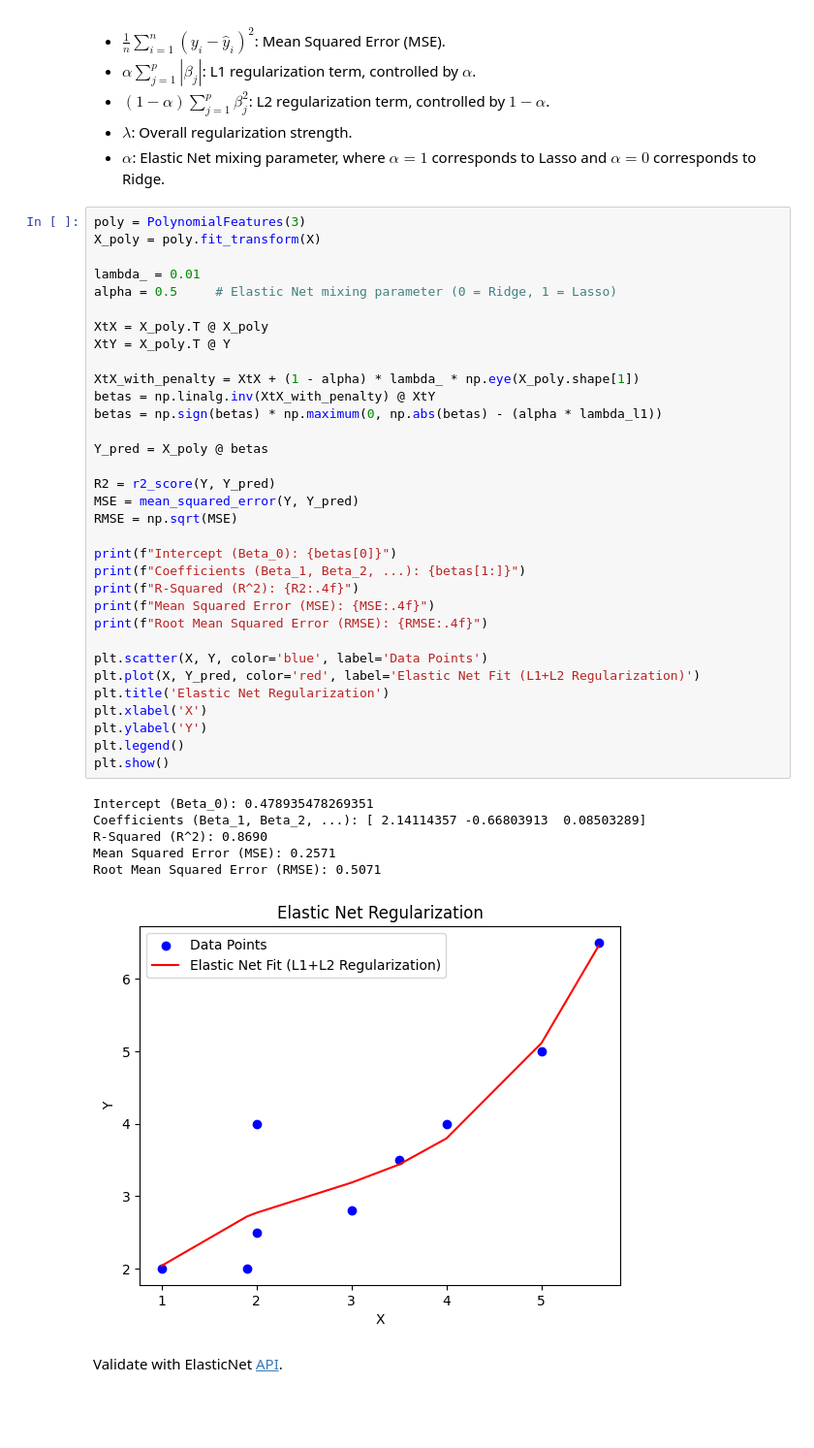
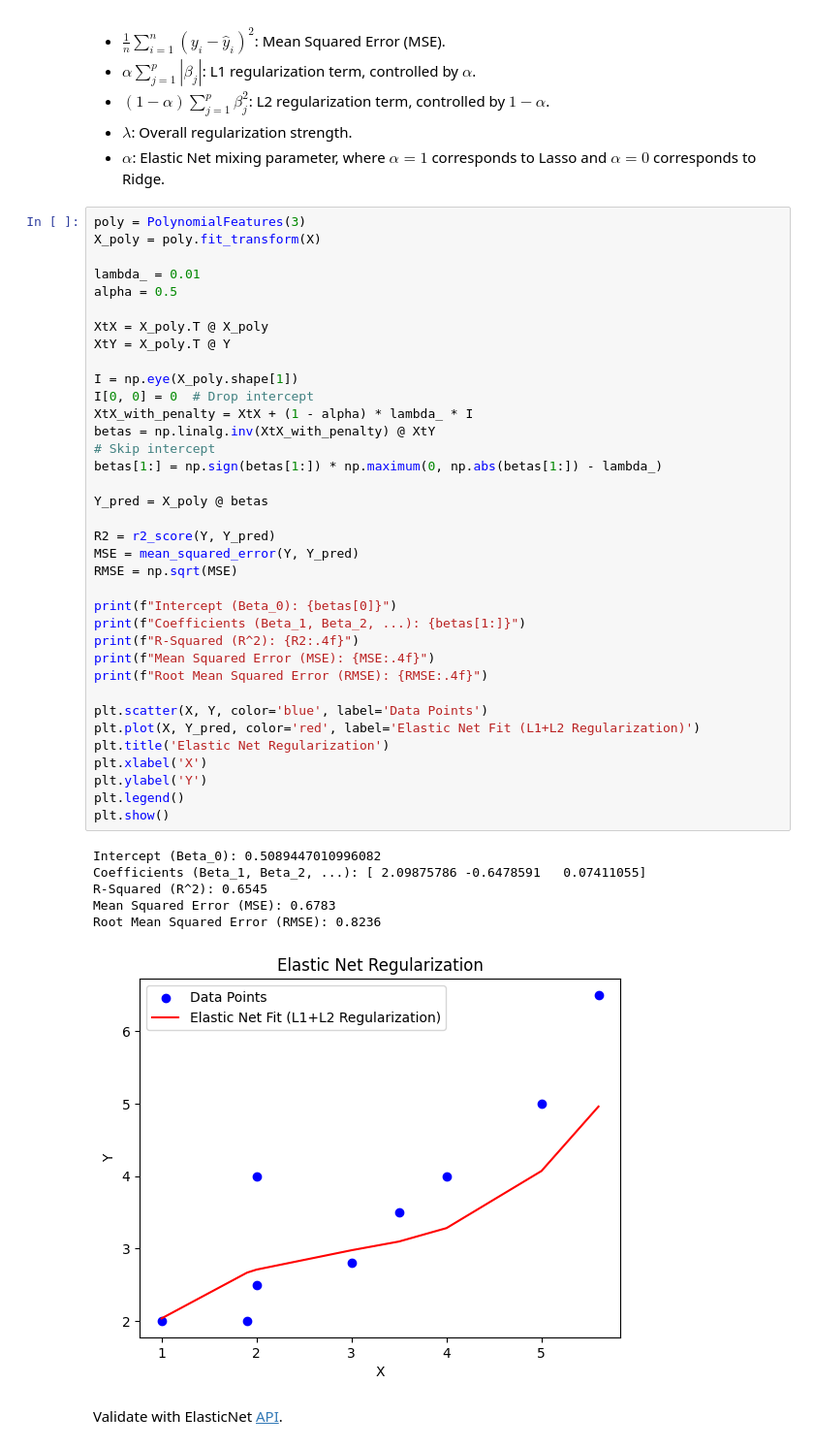
Before and after one commit to adamd1985/Lectures_On_MLAI, a Jupyter notebook: 4_1_Linear_Regression.ipynb, the cells around one changed output. Shown: that part at 97% size. Saved outputs shown, nothing was run; the diff lists cells and outputs as text; blank space fills up the shorter version.

```diff
--- a/4_1_Linear_Regression.ipynb
+++ b/4_1_Linear_Regression.ipynb
@@ -698,42 +701,45 @@ Where:
 poly = PolynomialFeatures(3)
 X_poly = poly.fit_transform(X)
 
 lambda_ = 0.01
-alpha = 0.5     # Elastic Net mixing parameter (0 = Ridge, 1 = Lasso)
+alpha = 0.5
 
 XtX = X_poly.T @ X_poly
 XtY = X_poly.T @ Y
 
-XtX_with_penalty = XtX + (1 - alpha) * lambda_ * np.eye(X_poly.shape[1])
+I = np.eye(X_poly.shape[1])
+I[0, 0] = 0  # Drop intercept
+XtX_with_penalty = XtX + (1 - alpha) * lambda_ * I
 betas = np.linalg.inv(XtX_with_penalty) @ XtY
-betas = np.sign(betas) * np.maximum(0, np.abs(betas) - (alpha * lambda_l1))
+# Skip intercept
+betas[1:] = np.sign(betas[1:]) * np.maximum(0, np.abs(betas[1:]) - lambda_)
 
 Y_pred = X_poly @ betas
 
 R2 = r2_score(Y, Y_pred)
 MSE = mean_squared_error(Y, Y_pred)
 RMSE = np.sqrt(MSE)
 
 print(f"Intercept (Beta_0): {betas[0]}")
 print(f"Coefficients (Beta_1, Beta_2, ...): {betas[1:]}")
 print(f"R-Squared (R^2): {R2:.4f}")
 print(f"Mean Squared Error (MSE): {MSE:.4f}")
 print(f"Root Mean Squared Error (RMSE): {RMSE:.4f}")
 
 plt.scatter(X, Y, color='blue', label='Data Points')
 plt.plot(X, Y_pred, color='red', label='Elastic Net Fit (L1+L2 Regularization)')
 plt.title('Elastic Net Regularization')
 plt.xlabel('X')
 plt.ylabel('Y')
 plt.legend()
 plt.show()
 # %% [output]
-Intercept (Beta_0): 0.478935478269351
-Coefficients (Beta_1, Beta_2, ...): [ 2.14114357 -0.66803913  0.08503289]
-R-Squared (R^2): 0.8690
-Mean Squared Error (MSE): 0.2571
-Root Mean Squared Error (RMSE): 0.5071
+Intercept (Beta_0): 0.5089447010996082
+Coefficients (Beta_1, Beta_2, ...): [ 2.09875786 -0.6478591   0.07411055]
+R-Squared (R^2): 0.6545
+Mean Squared Error (MSE): 0.6783
+Root Mean Squared Error (RMSE): 0.8236
-[figure, old version]
+[figure, new version]
 # %% [markdown]
 Validate with ElasticNet [API](https://scikit-learn.org/stable/modules/generated/sklearn.linear_model.ElasticNet.html#sklearn.linear_model.ElasticNet).
 # %%
```
Also changed, not shown: parts of 2 cells of this notebook.
